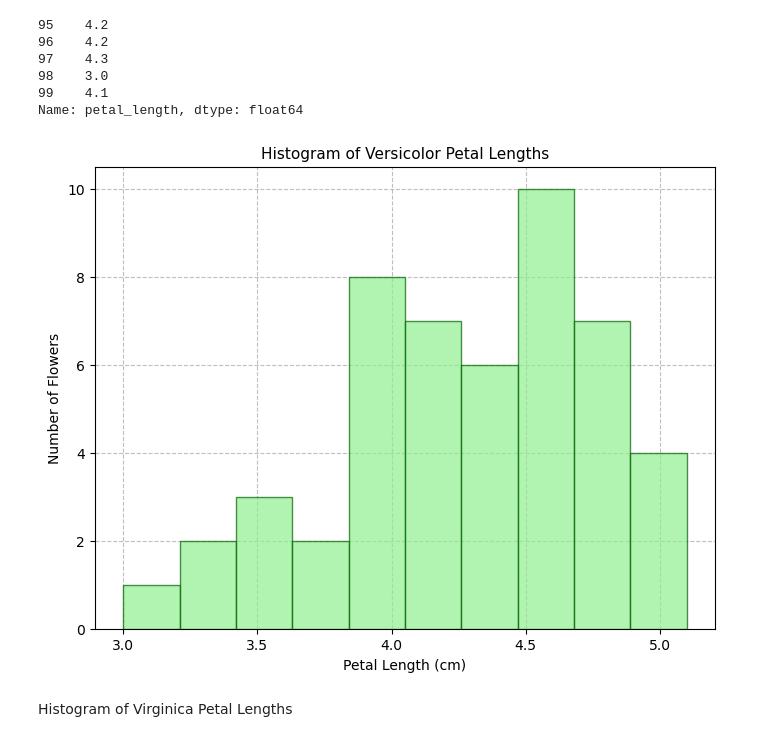
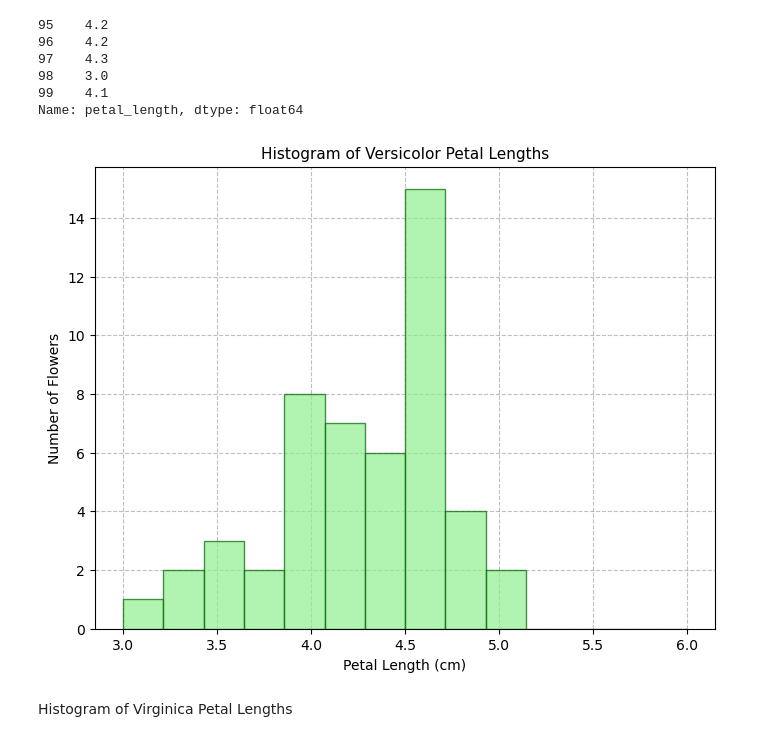
Before and after one commit to Maroua-El-Imame/applied-statistics-assessment, a Jupyter notebook: problems.ipynb, the cells around one changed output. Saved outputs shown, nothing was run; the diff lists cells and outputs as text; code cells hidden in the pictures.

```diff
--- a/problems.ipynb
+++ b/problems.ipynb
@@ -139,18 +181,18 @@ Name: petal_length, dtype: float64
 # %%
 # plot a histogram showing the petal lengths of Versicolor flowers
 plt.figure(figsize=(8, 6))
-plt.hist(versicolor_petal_length, bins=10, alpha=0.7, color='lightgreen', edgecolor='darkgreen', zorder=3)
+plt.hist(versicolor_petal_length, bins=np.linspace(3, 6, 15), alpha=0.7, color='lightgreen', edgecolor='darkgreen', zorder=3)
 # label the axes and add a title
 plt.title('Histogram of Versicolor Petal Lengths', fontsize=11)
 plt.xlabel('Petal Length (cm)', fontsize=10)
 plt.ylabel('Number of Flowers', fontsize=10)
 # Add a grid to the plot for better readability
 plt.grid(True, color='gray', linestyle='--', alpha=0.5)
 
 # Display the plot
 plt.show()
 # %% [output]
-[figure, old version]
+[figure, new version]
 # %% [markdown]
 Histogram of Virginica Petal Lengths
 # %%
```
Also changed, not shown: parts of 6 cells of this notebook.
